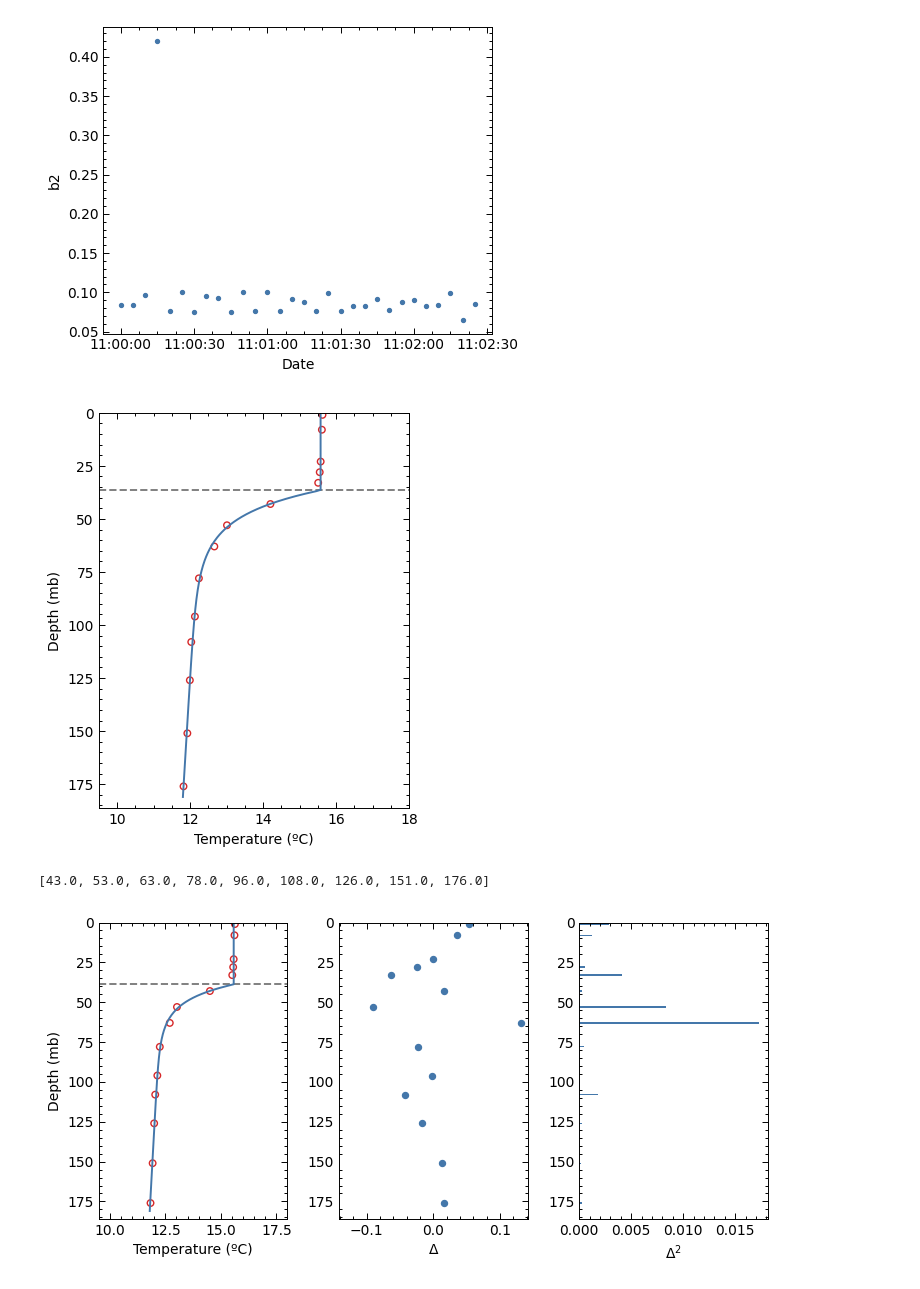
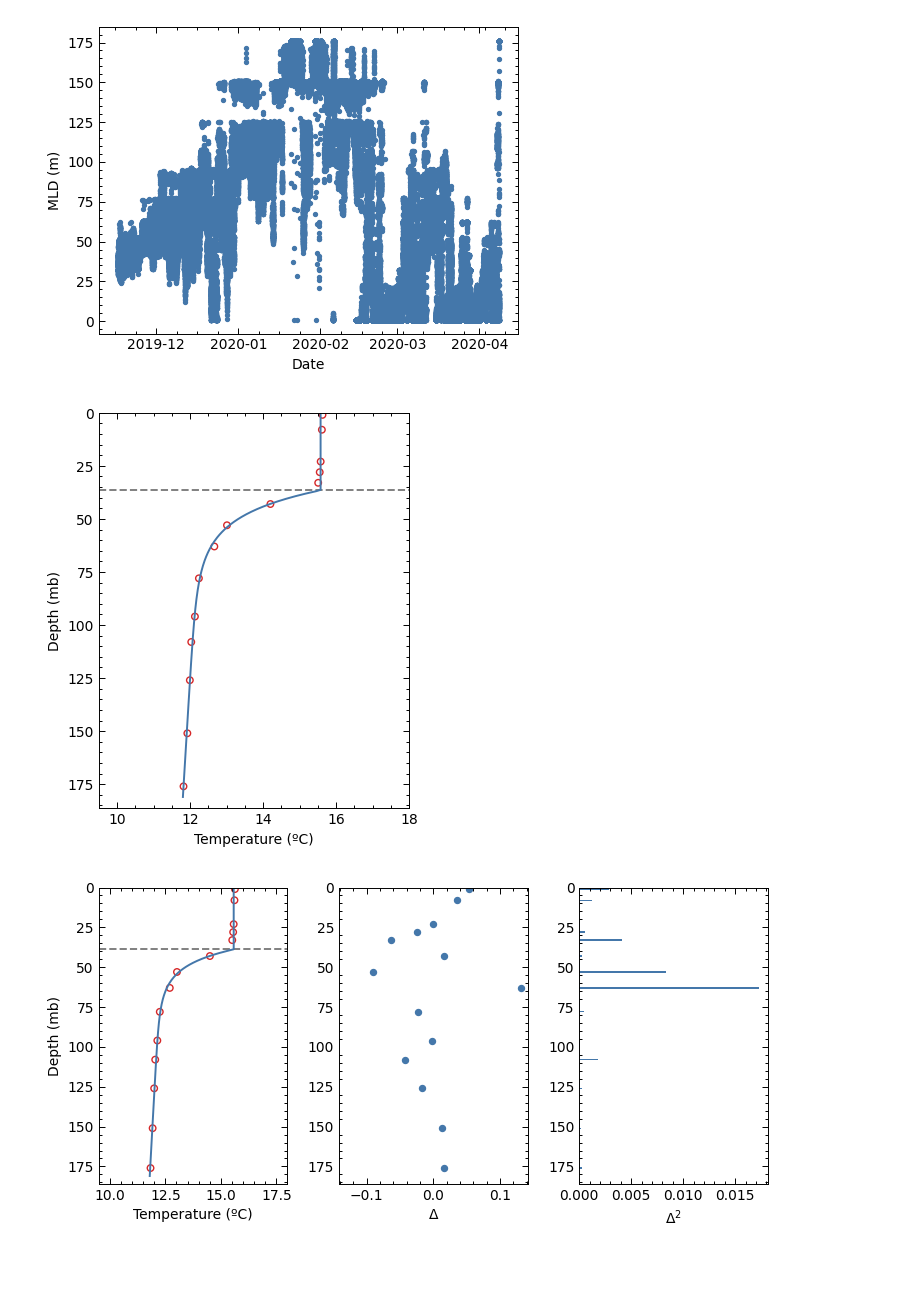
Before and after one commit to manufrn/TFG, a Jupyter notebook: notebooks/first_exploration.ipynb, the cells around one changed output. Saved outputs shown, nothing was run; the diff lists cells and outputs as text; code cells hidden in the pictures.

```diff
--- a/notebooks/first_exploration.ipynb
+++ b/notebooks/first_exploration.ipynb
@@ -13,5 +13,5 @@ plt.style.use('/home/manu/TFG_repo/notebooks/notebook.mplstyle')
 # %%
 from analysis_functions import *
 # %%
-temp, pres, date, lat, lon = load_time_series('AGL_1_SB56_3000.h5')
-df_fit = load_SHDR_fit('AGL_1_SB56_3000_fit.csv')
+temp, pres, date, lat, lon = load_time_series('AGL_1_SB56.h5')
+df_fit = load_SHDR_fit('AGL_1_SB56_fit.csv')
@@ -18,13 +22,11 @@ df_fit = load_SHDR_fit('AGL_1_SB56_3000_fit.csv')
 # %%
-plot_fit_variable(df_fit, 'b2')
+plot_fit_variable(df_fit, 'D1', interval=timedelta(seconds=60))
 # %% [output]
-[figure, old version]
+[figure, new version]
 # %%
 plot_profile_fit(df_fit, temp, pres, 1)
-find_thermocline_thermistors(df_fit, pres, temp, 1)
 # %% [output]
 [figure]
-[43.0, 53.0, 63.0, 78.0, 96.0, 108.0, 126.0, 151.0, 176.0]
 # %%
 plot_RMS_fit(df_fit, temp, pres, 2)
 # %% [output]
```
Also changed, not shown: parts of 3 cells of this notebook, 8 other files.
